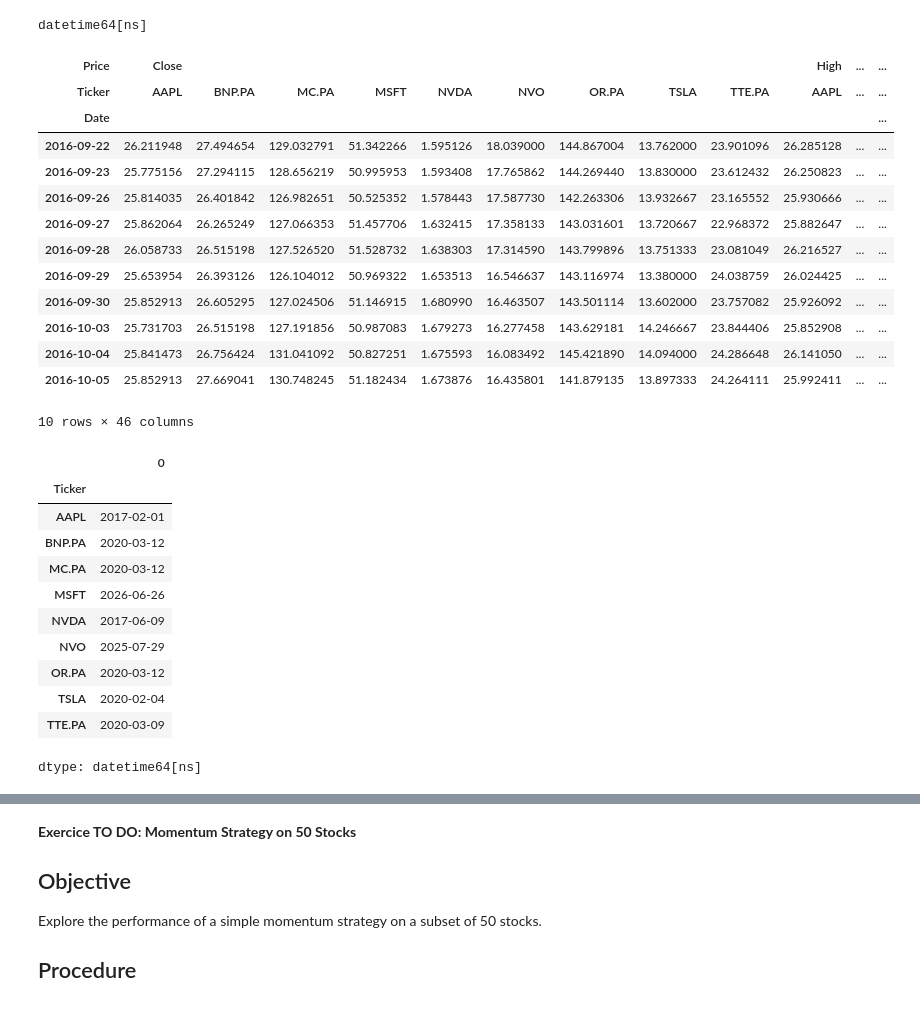
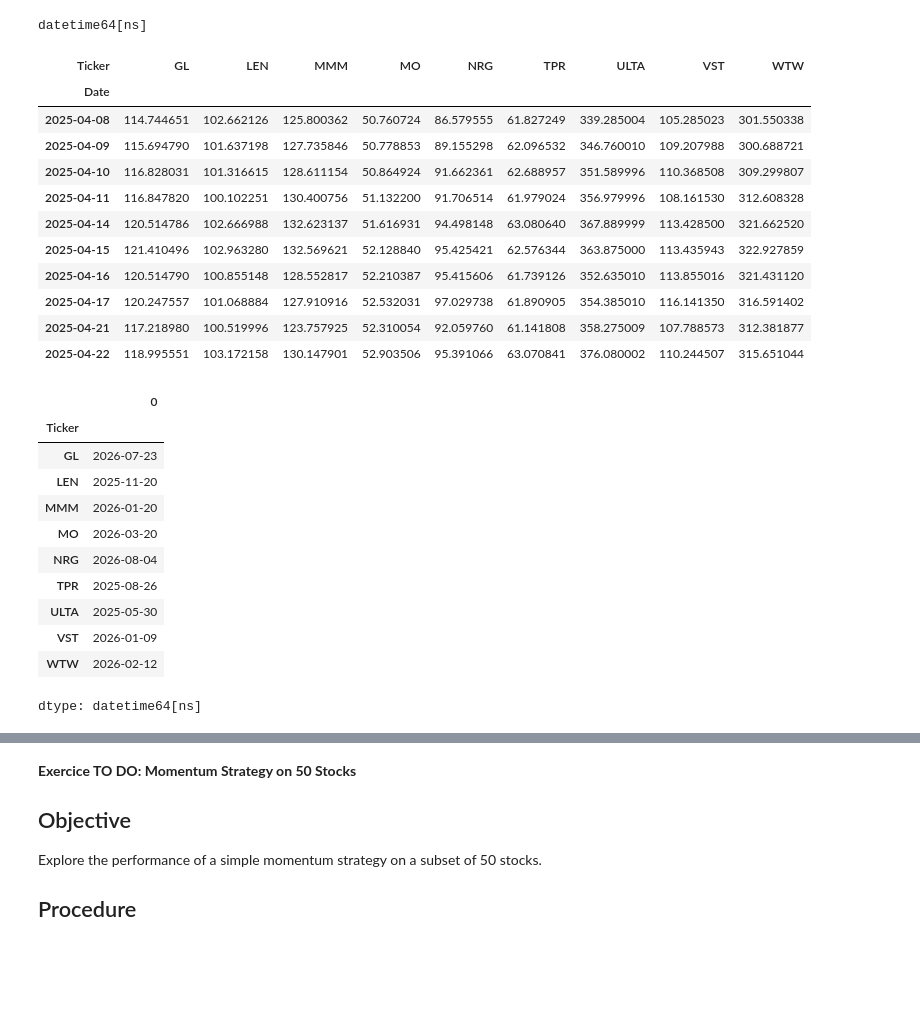
Before and after one commit to RaoulSinde/python-222, a Jupyter notebook: python_session_5.ipynb, the cells around one changed output, grey strips where cells are left out. Cells and saved outputs as stored; diff of their text form; code cells hidden in the pictures; blank space fills up the shorter version.

```diff
--- a/python_session_5.ipynb
+++ b/python_session_5.ipynb
@@ -151,38 +153,36 @@ print(data.index.dtype)
 # %% [output]
 datetime64[ns]
 # %%
-data['Price Average'] = data[['High','Low']].mean(axis=1)
-data.head(10)
+price_average=(data['High']+data['Low'])/2
+price_average.head(10)
 # %% [output]
-| Price | Close |  |  |  |  |  |  |  |  | High | ... | ... |
-| Ticker | AAPL | BNP.PA | MC.PA | MSFT | NVDA | NVO | OR.PA | TSLA | TTE.PA | AAPL | ... | ... |
-| Date |  |  |  |  |  |  |  |  |  |  |  | ... |
-| 2016-09-22 | 26.211948 | 27.494654 | 129.032791 | 51.342266 | 1.595126 | 18.039000 | 144.867004 | 13.762000 | 23.901096 | 26.285128 | ... | ... |
-| 2016-09-23 | 25.775156 | 27.294115 | 128.656219 | 50.995953 | 1.593408 | 17.765862 | 144.269440 | 13.830000 | 23.612432 | 26.250823 | ... | ... |
-| 2016-09-26 | 25.814035 | 26.401842 | 126.982651 | 50.525352 | 1.578443 | 17.587730 | 142.263306 | 13.932667 | 23.165552 | 25.930666 | ... | ... |
-| 2016-09-27 | 25.862064 | 26.265249 | 127.066353 | 51.457706 | 1.632415 | 17.358133 | 143.031601 | 13.720667 | 22.968372 | 25.882647 | ... | ... |
-| 2016-09-28 | 26.058733 | 26.515198 | 127.526520 | 51.528732 | 1.638303 | 17.314590 | 143.799896 | 13.751333 | 23.081049 | 26.216527 | ... | ... |
-| 2016-09-29 | 25.653954 | 26.393126 | 126.104012 | 50.969322 | 1.653513 | 16.546637 | 143.116974 | 13.380000 | 24.038759 | 26.024425 | ... | ... |
-| 2016-09-30 | 25.852913 | 26.605295 | 127.024506 | 51.146915 | 1.680990 | 16.463507 | 143.501114 | 13.602000 | 23.757082 | 25.926092 | ... | ... |
-| 2016-10-03 | 25.731703 | 26.515198 | 127.191856 | 50.987083 | 1.679273 | 16.277458 | 143.629181 | 14.246667 | 23.844406 | 25.852908 | ... | ... |
-| 2016-10-04 | 25.841473 | 26.756424 | 131.041092 | 50.827251 | 1.675593 | 16.083492 | 145.421890 | 14.094000 | 24.286648 | 26.141050 | ... | ... |
-| 2016-10-05 | 25.852913 | 27.669041 | 130.748245 | 51.182434 | 1.673876 | 16.435801 | 141.879135 | 13.897333 | 24.264111 | 25.992411 | ... | ... |
+| Ticker | GL | LEN | MMM | MO | NRG | TPR | ULTA | VST | WTW |
+| Date |  |  |  |  |  |  |  |  |  |
+| 2025-04-08 | 114.744651 | 102.662126 | 125.800362 | 50.760724 | 86.579555 | 61.827249 | 339.285004 | 105.285023 | 301.550338 |
+| 2025-04-09 | 115.694790 | 101.637198 | 127.735846 | 50.778853 | 89.155298 | 62.096532 | 346.760010 | 109.207988 | 300.688721 |
+| 2025-04-10 | 116.828031 | 101.316615 | 128.611154 | 50.864924 | 91.662361 | 62.688957 | 351.589996 | 110.368508 | 309.299807 |
+| 2025-04-11 | 116.847820 | 100.102251 | 130.400756 | 51.132200 | 91.706514 | 61.979024 | 356.979996 | 108.161530 | 312.608328 |
+| 2025-04-14 | 120.514786 | 102.666988 | 132.623137 | 51.616931 | 94.498148 | 63.080640 | 367.889999 | 113.428500 | 321.662520 |
+| 2025-04-15 | 121.410496 | 102.963280 | 132.569621 | 52.128840 | 95.425421 | 62.576344 | 363.875000 | 113.435943 | 322.927859 |
+| 2025-04-16 | 120.514790 | 100.855148 | 128.552817 | 52.210387 | 95.415606 | 61.739126 | 352.635010 | 113.855016 | 321.431120 |
+| 2025-04-17 | 120.247557 | 101.068884 | 127.910916 | 52.532031 | 97.029738 | 61.890905 | 354.385010 | 116.141350 | 316.591402 |
+| 2025-04-21 | 117.218980 | 100.519996 | 123.757925 | 52.310054 | 92.059760 | 61.141808 | 358.275009 | 107.788573 | 312.381877 |
+| 2025-04-22 | 118.995551 | 103.172158 | 130.147901 | 52.903506 | 95.391066 | 63.070841 | 376.080002 | 110.244507 | 315.651044 |
-10 rows × 46 columns
 # %%
 max_volume_date=data['Volume'].idxmax()
 max_volume_date
 # %% [output]
 |  | 0 |
 | Ticker |  |
-| AAPL | 2017-02-01 |
-| BNP.PA | 2020-03-12 |
-| MC.PA | 2020-03-12 |
-| MSFT | 2026-06-26 |
-| NVDA | 2017-06-09 |
-| NVO | 2025-07-29 |
-| OR.PA | 2020-03-12 |
-| TSLA | 2020-02-04 |
-| TTE.PA | 2020-03-09 |
+| GL | 2026-07-23 |
+| LEN | 2025-11-20 |
+| MMM | 2026-01-20 |
+| MO | 2026-03-20 |
+| NRG | 2026-08-04 |
+| TPR | 2025-08-26 |
+| ULTA | 2025-05-30 |
+| VST | 2026-01-09 |
+| WTW | 2026-02-12 |
 dtype: datetime64[ns]
 # %%
 monthly_close_mean = data['Close'].resample('ME').mean()
```
Also changed, not shown: parts of 15 cells of this notebook.
